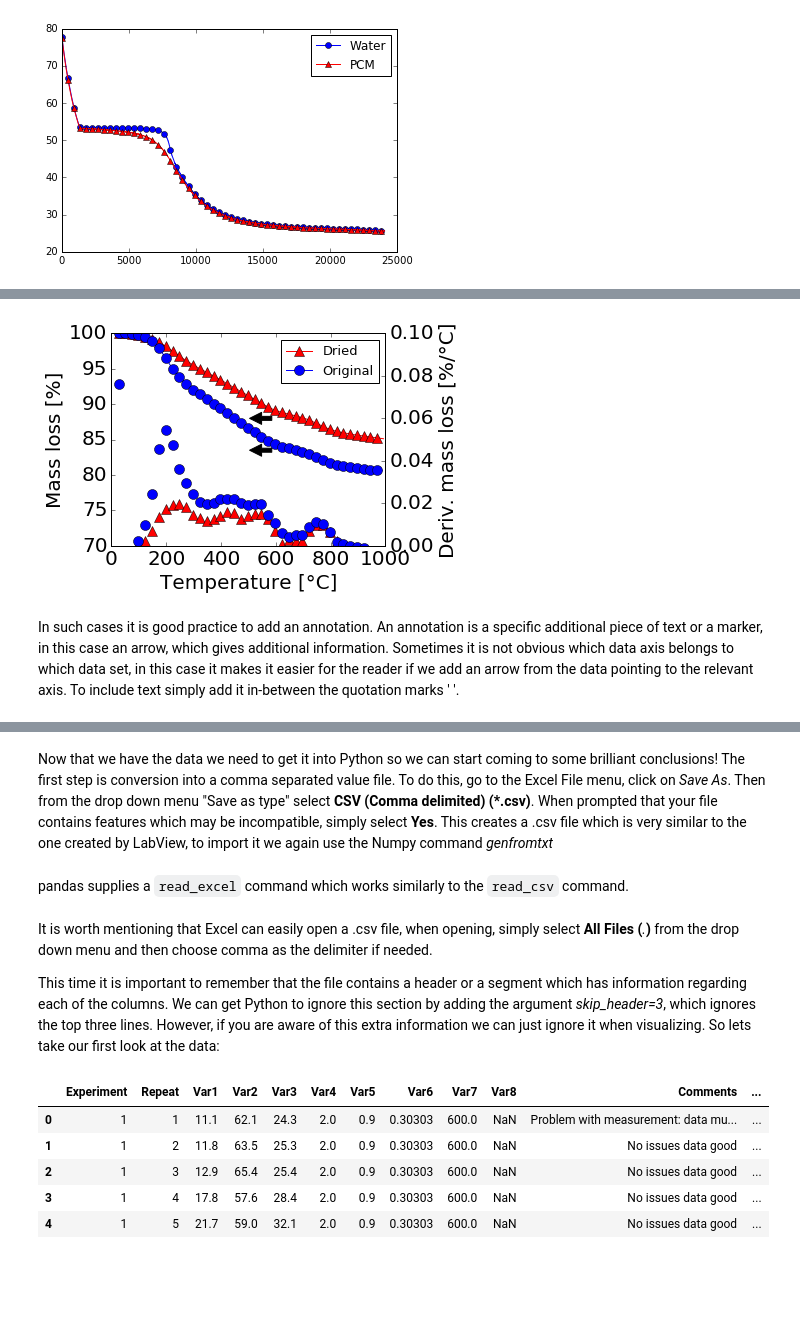
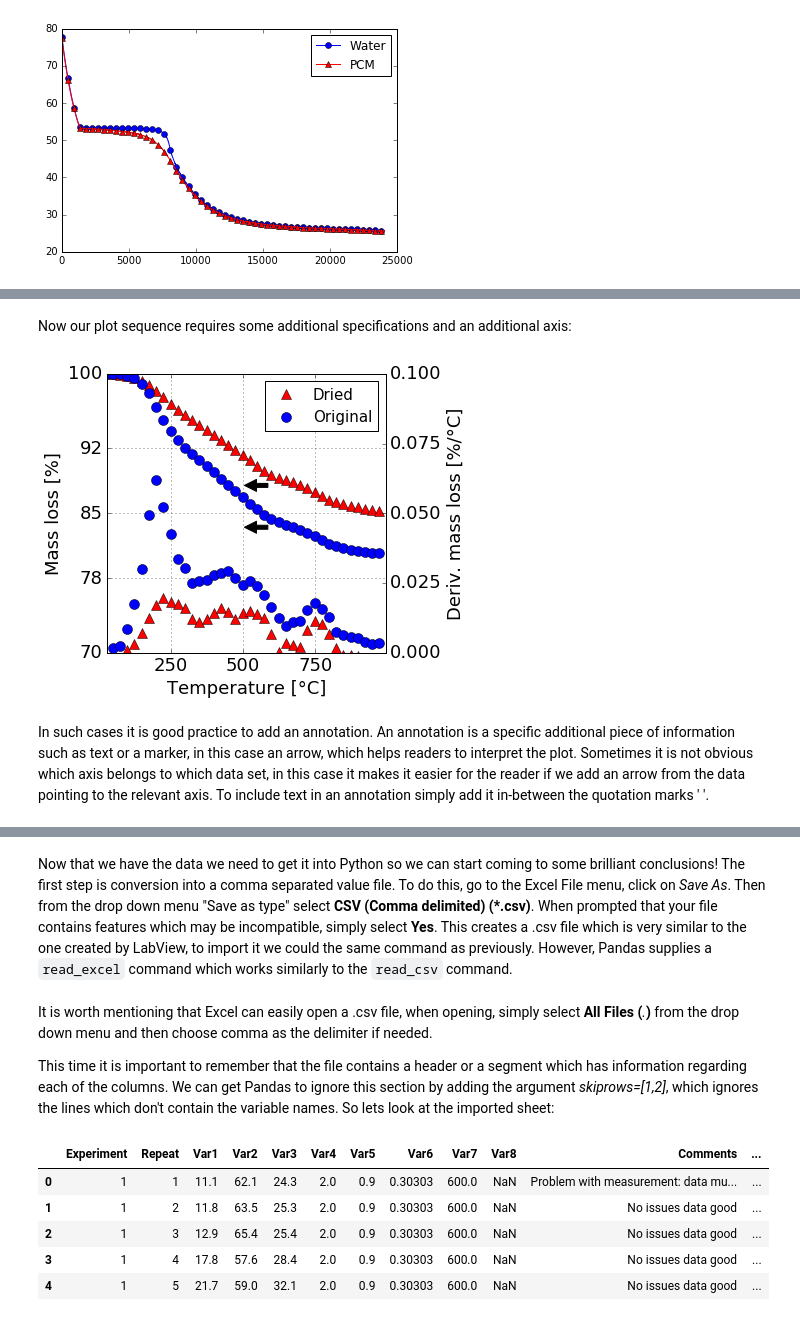
Before and after one commit to alchemyst/DataScience, a Jupyter notebook: Basic Plotting/Basic_Plotting.ipynb, the cells around one changed output, grey strips where cells are left out. Cells and saved outputs as stored; diff of their text form; code cells hidden in the pictures; blank space fills up the shorter version.

```diff
--- a/Basic Plotting/Basic_Plotting.ipynb
+++ b/Basic Plotting/Basic_Plotting.ipynb
@@ -192,31 +237,57 @@ df['dm2'] = -np.gradient(df.m2)/np.gradient(df.index)
+# %%
+plotVar1 = 'm1'
+plotVar2 = 'm2'
+plotVar3 = 'dm1'
+plotVar4 = 'dm2'
+
+plotVar1label = 'Dried'
+plotVar2label = 'Original'
+
+Xlimits = [0, 1000]
+Ylimits = [70, 100]
+Ylimits2 = [0, 0.1]
+
+Ylabel = 'Mass loss [%]'
+Ylabel2 = u'Deriv. mass loss [%/°C]'
+Xlabel = u'Temperature [°C]'
+# %%
+MarkerSpacing = 300
+# %% [markdown]
+Now our plot sequence requires some additional specifications and an additional axis:
 # %%
-plt.figure()
-# df[['m1', 'm2']].plot(style=['-r^', '-bo'], markevery=300, markersize=10, label=['Dried', 'Original'])
-plt.plot(df.index, df.m1, '-r^', markevery=300, markersize=10, label='Dried')
-plt.plot(df.index, df.m2, '-bo', markevery=300, markersize=10, label='Original')
-plt.ylim(70,100)
-plt.xlim(90,650)
-plt.ylabel('Mass loss [%]', fontsize=20)
-plt.xlabel('Temperature [°C]', fontsize=20)
-plt.tick_params(axis='x', labelsize=20)
-plt.tick_params(axis='y', labelsize=20)
-plt.annotate('', xy=(500, 88), xytext=(590, 88), fontsize=20, arrowprops=dict(facecolor='black', shrink=0.05),
+plt.figure(figsize=(FigSizeX,FigSizeY))
+plt.plot(df.index, df[plotVar1], 'r^', markevery=MarkerSpacing, markersize=MarkerSize, label=plotVar1label)
+plt.plot(df.index, df[plotVar2], 'bo',markevery=MarkerSpacing, markersize=MarkerSize, label=plotVar2label)
+plt.ylabel(Ylabel, fontsize=FontSize)
+plt.xlabel(Xlabel, fontsize=FontSize)
+plt.xlim(Xlimits[0],Xlimits[1])
+plt.ylim(Ylimits[0],Ylimits[1])
+plt.tick_params(axis='x', labelsize=FontSize)
+plt.tick_params(axis='y', labelsize=FontSize)
+plt.xticks(np.round(np.linspace(Xlimits[0],Xlimits[1],NumberofTicks),0))
+plt.yticks(np.round(np.linspace(Ylimits[0],Ylimits[1],NumberofTicks),0))
+plt.legend(loc=1, numpoints = 1, fontsize=FontSize, prop={'size':LegendSize})
+plt.grid(Grid)
+
+plt.annotate('', xy=(500, 88), xytext=(590, 88), fontsize=FontSize, arrowprops=dict(facecolor='black', shrink=0.05),
             horizontalalignment='left', verticalalignment='bottom',)
-plt.annotate('', xy=(500, 83.5), xytext=(590, 83.5), fontsize=20, arrowprops=dict(facecolor='black', shrink=0.05),
-            horizontalalignment='left', verticalalignment='bottom',)
-plt.legend(loc=1, numpoints = 1, fontsize=18, prop={'size':13})
+plt.annotate('', xy=(500, 83.5), xytext=(590, 83.5), fontsize=FontSize, arrowprops=dict(facecolor='black', shrink=0.05),
+            horizontalalignment='left', verticalalignment='bottom',);
+
+# Add extra axis and plots
+
 ax1 = plt.gca()
 ax2 = ax1.twinx()
-plt.plot(df.index, df.dm1, 'r^', markevery=300, markersize=10)
-plt.plot(df.index, df.dm2-0.006, 'bo', markevery=300, markersize=10)
-plt.ylabel(u'Deriv. mass loss [%/°C]', fontsize=20)
-plt.tick_params(axis='y', labelsize=20)
-plt.ylim(0,0.1)
-plt.tight_layout();
+plt.plot(df.index, df[plotVar3], 'r^', markevery=MarkerSpacing, markersize=MarkerSize)
+plt.plot(df.index, df[plotVar4], 'bo',markevery=MarkerSpacing, markersize=MarkerSize)
+plt.ylabel(Ylabel2, fontsize=FontSize)
+plt.tick_params(axis='y', labelsize=FontSize)
+plt.ylim(Ylimits2[0],Ylimits2[1])
+plt.yticks(np.round(np.linspace(Ylimits2[0],Ylimits2[1],NumberofTicks),3));
 # %% [output]
-[figure, old version]
+[figure, new version]
 # %% [markdown]
-In such cases it is good practice to add an annotation. An annotation is a specific additional piece of text or a marker, in this case an arrow, which gives additional information. Sometimes it is not obvious which data axis belongs to which data set, in this case it makes it easier for the reader if we add an arrow from the data pointing to the relevant axis. To include text simply add it in-between the quotation marks ' '.
+In such cases it is good practice to add an annotation. An annotation is a specific additional piece of information such as text or a marker, in this case an arrow, which helps readers to interpret the plot. Sometimes it is not obvious which axis belongs to which data set, in this case it makes it easier for the reader if we add an arrow from the data pointing to the relevant axis. To include text in an annotation simply add it in-between the quotation marks ' '.
 # %% [markdown]
 XY Plotting
 ===
@@ -237,15 +308,13 @@ In total six experiments were conducted, in some cases the experiment was repeat
 # %% [markdown]
 Now that we have the data we need to get it into Python so we can start coming to some brilliant conclusions!
 The first step is conversion into a comma separated value file. To do this, go to the Excel File menu, click on *Save As*. Then from the drop down menu "Save as type" select **CSV (Comma delimited) (*.csv)**. When prompted that your file contains features which may be incompatible, simply select **Yes**.
-This creates a .csv file which is very similar to the one created by LabView, to import it we again use the Numpy command *genfromtxt*
+This creates a .csv file which is very similar to the one created by LabView, to import it we could the same command as previously. However, Pandas supplies a `read_excel` command which works similarly to the `read_csv` command.
-# %% [markdown]
-pandas supplies a `read_excel` command which works similarly to the `read_csv` command.
 # %%
 rawdata_XY = pandas.read_excel('RawData.xlsx', skiprows=[1,2])
 # %% [markdown]
 It is worth mentioning that Excel can easily open a .csv file, when opening, simply select **All Files (***.***)** from the drop down menu and then choose comma as the delimiter if needed.
 
-This time it is important to remember that the file contains a header or a segment which has information regarding each of the columns. We can get Python to ignore this section by adding the argument *skip_header=3*, which ignores the top three lines. However, if you are aware of this extra information we can just ignore it when visualizing. So lets take our first look at the data:
+This time it is important to remember that the file contains a header or a segment which has information regarding each of the columns. We can get Pandas to ignore this section by adding the argument *skiprows=[1,2]*, which ignores the lines which don't contain the variable names. So lets look at the imported sheet:
 # %%
 rawdata_XY.head()
 # %% [output]
```
Also changed, not shown: parts of 44 cells of this notebook, 2 other files.
